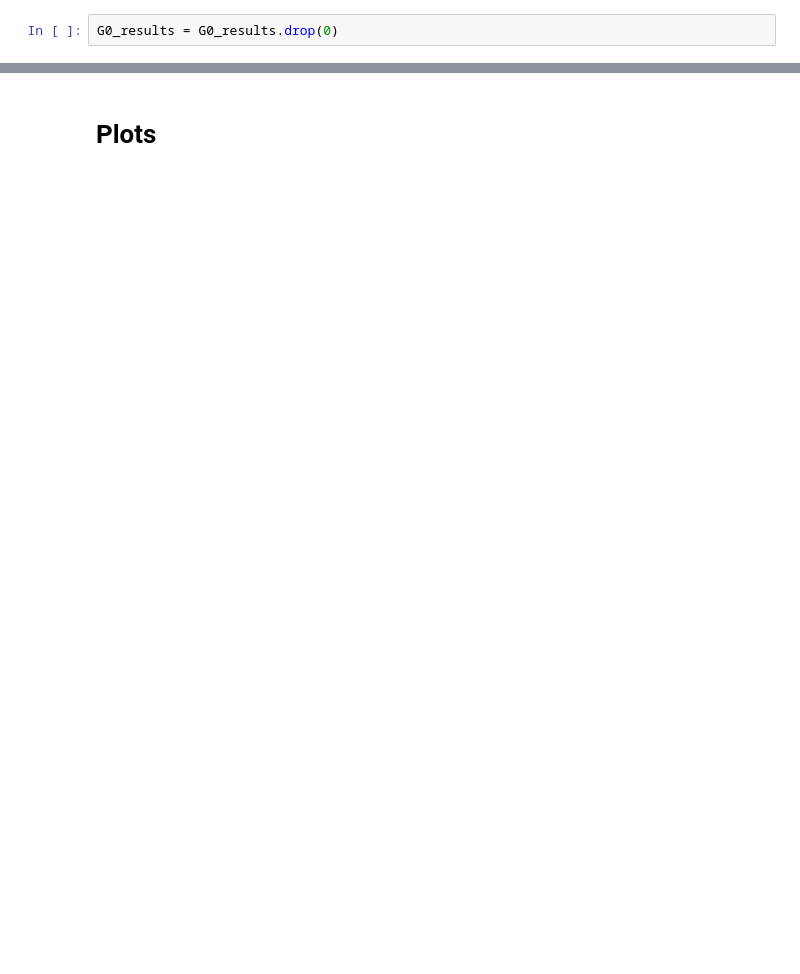
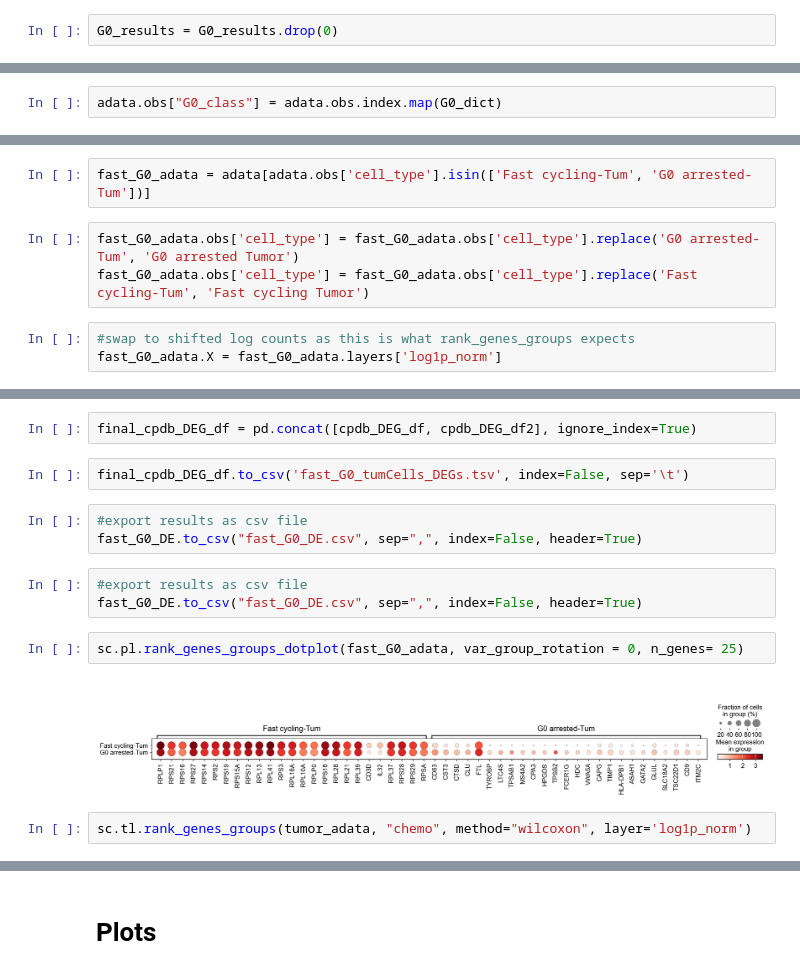
Before and after one commit to alex-broadley/OAC_masters_project, a Jupyter notebook: Scanpy_sc/paperData_sc_analysis.ipynb, the cells around one changed output, grey strips where cells are left out. Drawn from its saved outputs; the diff is of its cells as text; blank space fills up the shorter version.

```diff
--- a/Scanpy_sc/paperData_sc_analysis.ipynb
+++ b/Scanpy_sc/paperData_sc_analysis.ipynb
@@ -264,0 +584,2 @@ Name: tissueType, dtype: int64
+# %%
+adata.obs["G0_class"] = adata.obs.index.map(G0_dict)
@@ -264,0 +597,8 @@ Name: tissueType, dtype: int64
+# %%
+fast_G0_adata = adata[adata.obs['cell_type'].isin(['Fast cycling-Tum', 'G0 arrested-Tum'])]
+# %%
+fast_G0_adata.obs['cell_type'] = fast_G0_adata.obs['cell_type'].replace('G0 arrested-Tum', 'G0 arrested Tumor')
+fast_G0_adata.obs['cell_type'] = fast_G0_adata.obs['cell_type'].replace('Fast cycling-Tum', 'Fast cycling Tumor')
+# %%
+#swap to shifted log counts as this is what rank_genes_groups expects
+fast_G0_adata.X = fast_G0_adata.layers['log1p_norm']
@@ -264,0 +683,16 @@ Name: tissueType, dtype: int64
+# %%
+final_cpdb_DEG_df = pd.concat([cpdb_DEG_df, cpdb_DEG_df2], ignore_index=True)
+# %%
+final_cpdb_DEG_df.to_csv('fast_G0_tumCells_DEGs.tsv', index=False, sep='\t')
+# %%
+#export results as csv file
+fast_G0_DE.to_csv("fast_G0_DE.csv", sep=",", index=False, header=True)
+# %%
+#export results as csv file
+fast_G0_DE.to_csv("fast_G0_DE.csv", sep=",", index=False, header=True)
+# %%
+sc.pl.rank_genes_groups_dotplot(fast_G0_adata, var_group_rotation = 0, n_genes= 25)
+# %% [output]
+[figure, added]
+# %%
+sc.tl.rank_genes_groups(tumor_adata, "chemo", method="wilcoxon", layer='log1p_norm')
```
Also changed, not shown: parts of 308 cells of this notebook, 23 other files.
